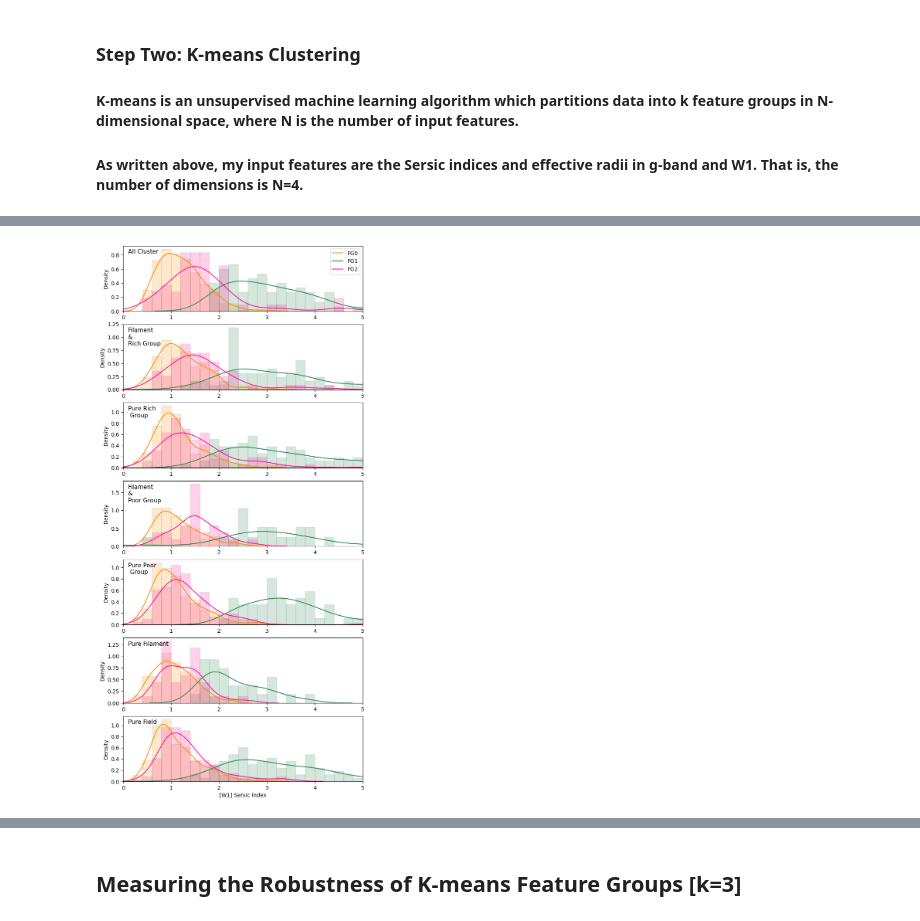
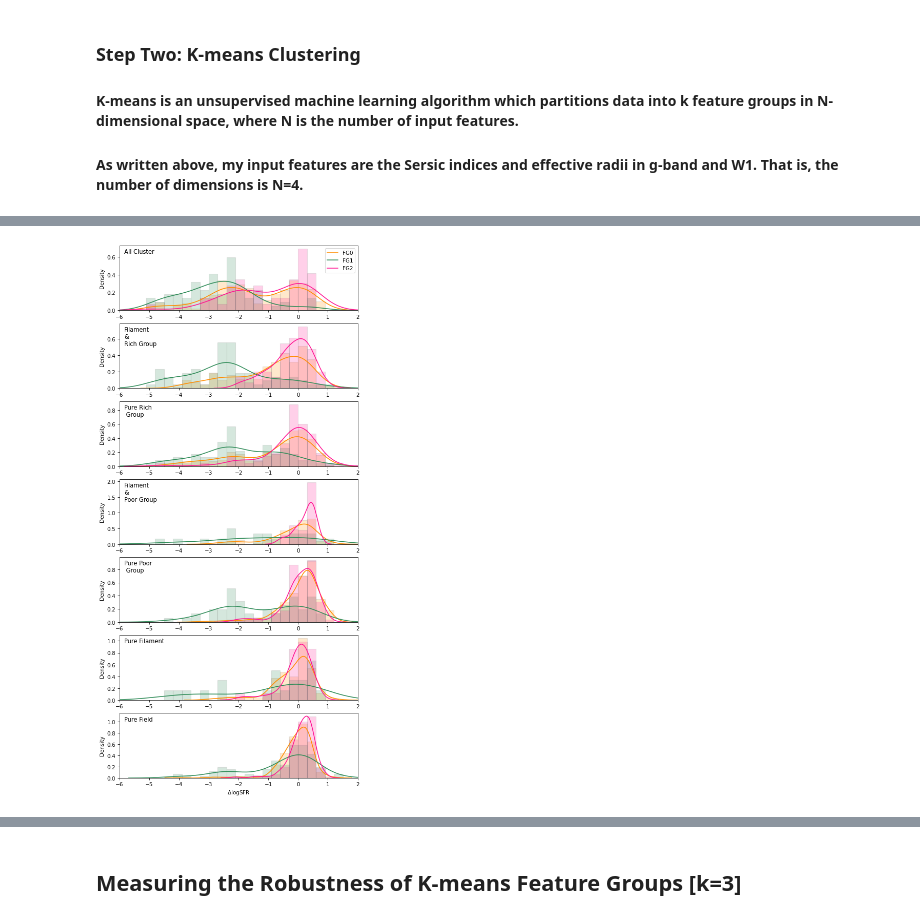
Before and after one commit to gammaspire/machine-learning, a Jupyter notebook: galaxy_feature_clustering/feature_clustering.ipynb, the cells around one changed output, grey strips where cells are left out. Drawn from its saved outputs; the diff is of its cells as text; code cells hidden in the pictures.

```diff
--- a/galaxy_feature_clustering/feature_clustering.ipynb
+++ b/galaxy_feature_clustering/feature_clustering.ipynb
@@ -44,6 +44,8 @@ import seaborn as sns
 from astropy.table import Table
 from matplotlib import pyplot as plt
 %matplotlib inline
+
+plt.rcParams['figure.dpi'] = 75   #change printed figure size
 
 import warnings
 warnings.filterwarnings("ignore")
@@ -169,9 +203,9 @@ p-value (FG1 & FG2): 1.958172621886759e-55
 # %%
 from plotting_utils import plot_KDE_env
 # %%
-plot_KDE_env(df,w1ser=True,dsfr=False,gser=False)
+plot_KDE_env(df,w1ser=False,dsfr=True,gser=False)
 # %% [output]
-[figure, old version]
+[figure, new version]
 # %%
 from plotting_utils import plot_sfrmstar
 plot_sfrmstar(df, mstar_lim=8.15, sfr_lim=-3.202, y='logsfr')
```
Also changed, not shown: parts of 10 cells of this notebook, 11 other files.
